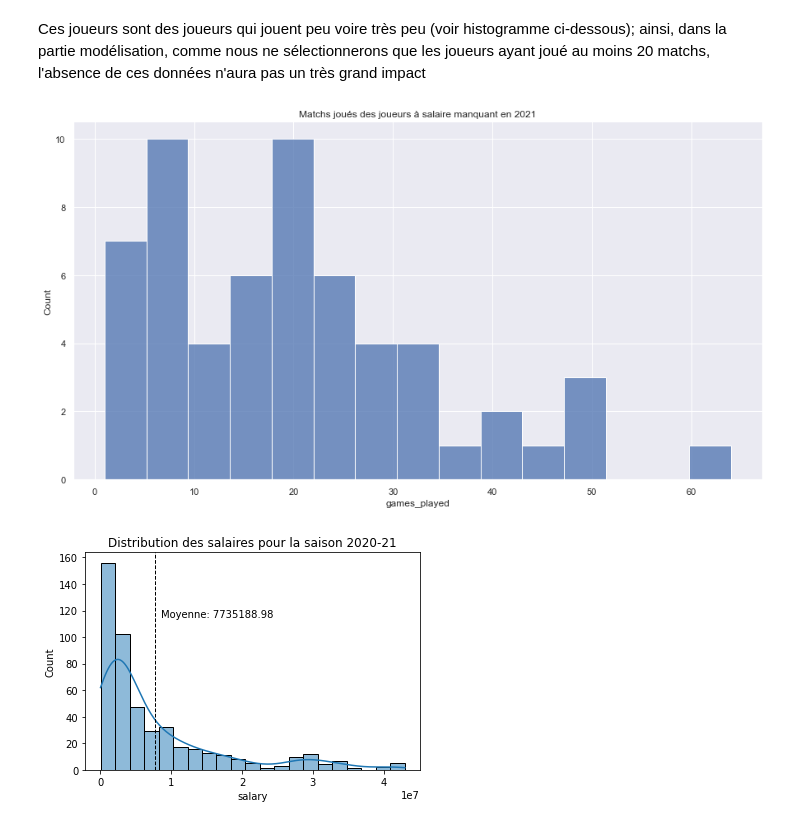
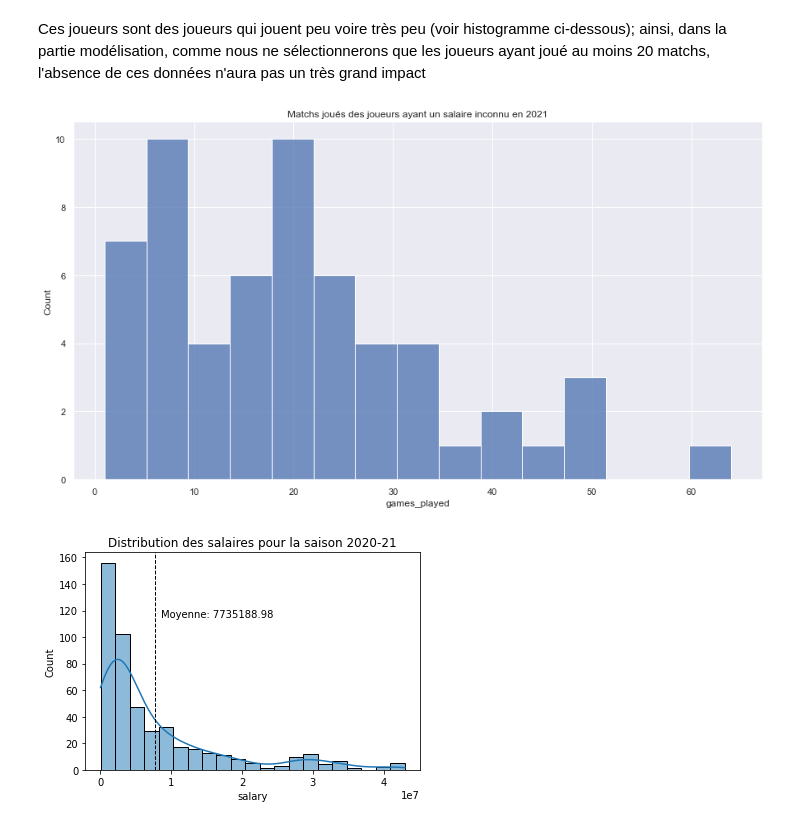
Before and after one commit to nael-farhan/python-project-nba-salaries, a Jupyter notebook: descriptive statistics.ipynb, the cells around one changed output. Drawn from its saved outputs; the diff is of its cells as text; code cells hidden in the pictures.

```diff
--- a/descriptive statistics.ipynb
+++ b/descriptive statistics.ipynb
@@ -80,10 +80,10 @@ Il y a 60 salaires inconnus dans la base de 2021
 # %% [markdown]
 Ces joueurs sont des joueurs qui jouent peu voire très peu (voir histogramme ci-dessous); ainsi, dans la partie modélisation, comme nous ne sélectionnerons que les joueurs ayant joué au moins 20 matchs, l'absence de ces données n'aura pas un très grand impact
 # %%
-sns.histplot(data = df_21nd[df_21nd['salary'].isnull()], x="games_played", bins=15).set_title('Matchs joués des joueurs à salaire manquant en 2021')
+sns.histplot(data = df_21nd[df_21nd['salary'].isnull()], x="games_played", bins=15).set_title('Matchs joués des joueurs ayant un salaire inconnu en 2021')
 plt.show()
 # %% [output]
-[figure, old version]
+[figure, new version]
 # %%
 # on prend ici en compte la base de données sans ligne dupliquée
 sns.histplot(data = df_21nd,x="salary", kde=True)
```
Also changed, not shown: parts of 4 cells of this notebook, 3 other files.
